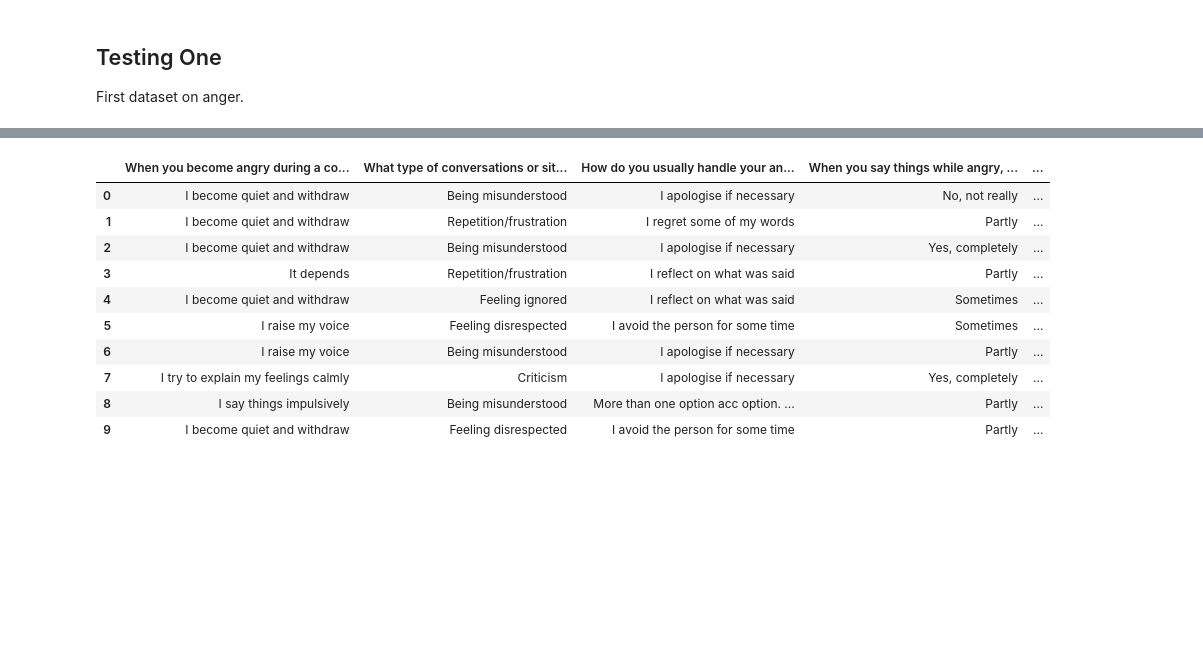
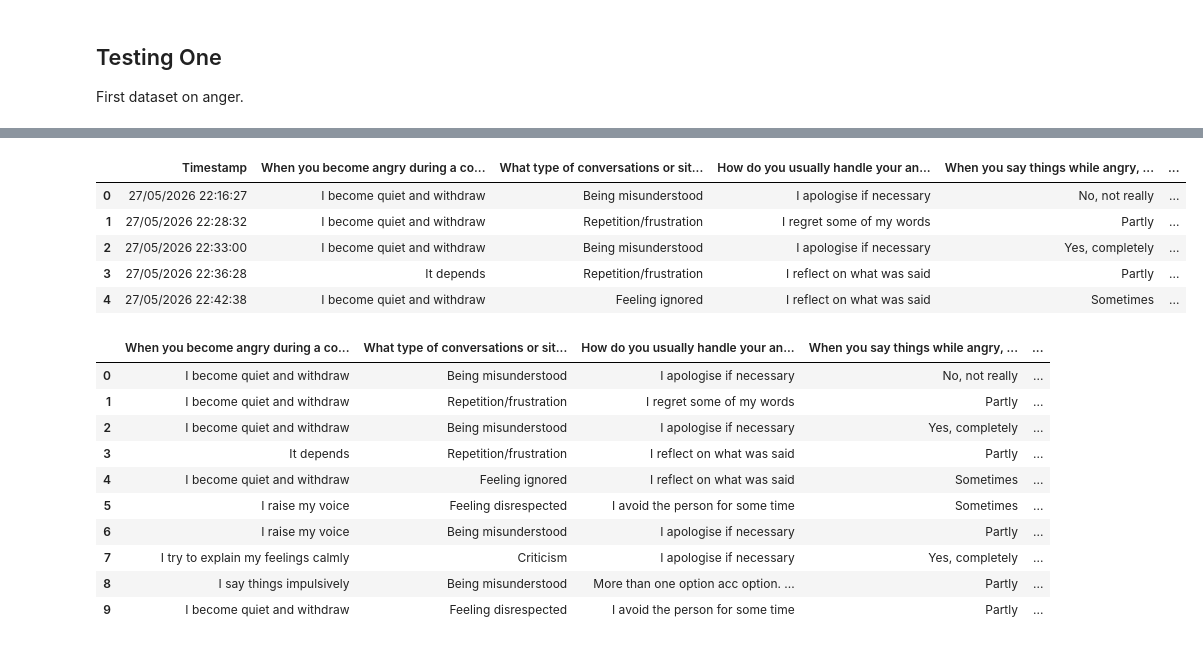
Before and after one commit to Dayo-hub700/Emotions, a Jupyter notebook: anger.ipynb, the cells around one changed output, grey strips where cells are left out. Cells and saved outputs as stored; diff of their text form; code cells hidden in the pictures; blank space fills up the shorter version.

```diff
--- a/anger.ipynb
+++ b/anger.ipynb
@@ -46,3 +14,20 @@ anger
+# %%
+from pathlib import Path
+
+csv_name = "Do We Mean It, or Just Say It Wrong.csv"
+csv_path = Path.cwd() / csv_name
+if not csv_path.is_file():
+    csv_path = Path.home() / "Downloads" / "Emotions" / csv_name
+
+anger = pd.read_csv(csv_path)
+anger.head()
+# %% [output]
+|  | Timestamp | When you become angry during a co... | What type of conversations or sit... | How do you usually handle your an... | When you say things while angry, ... | ... |
+| 0 | 27/05/2026 22:16:27 | I become quiet and withdraw | Being misunderstood | I apologise if necessary | No, not really | ... |
+| 1 | 27/05/2026 22:28:32 | I become quiet and withdraw | Repetition/frustration | I regret some of my words | Partly | ... |
+| 2 | 27/05/2026 22:33:00 | I become quiet and withdraw | Being misunderstood | I apologise if necessary | Yes, completely | ... |
+| 3 | 27/05/2026 22:36:28 | It depends | Repetition/frustration | I reflect on what was said | Partly | ... |
+| 4 | 27/05/2026 22:42:38 | I become quiet and withdraw | Feeling ignored | I reflect on what was said | Sometimes | ... |
 # %%
 import functions as f
 # Dropping the Timestamp column as it is not needed for analysis
```
Also changed, not shown: parts of 7 cells of this notebook.
